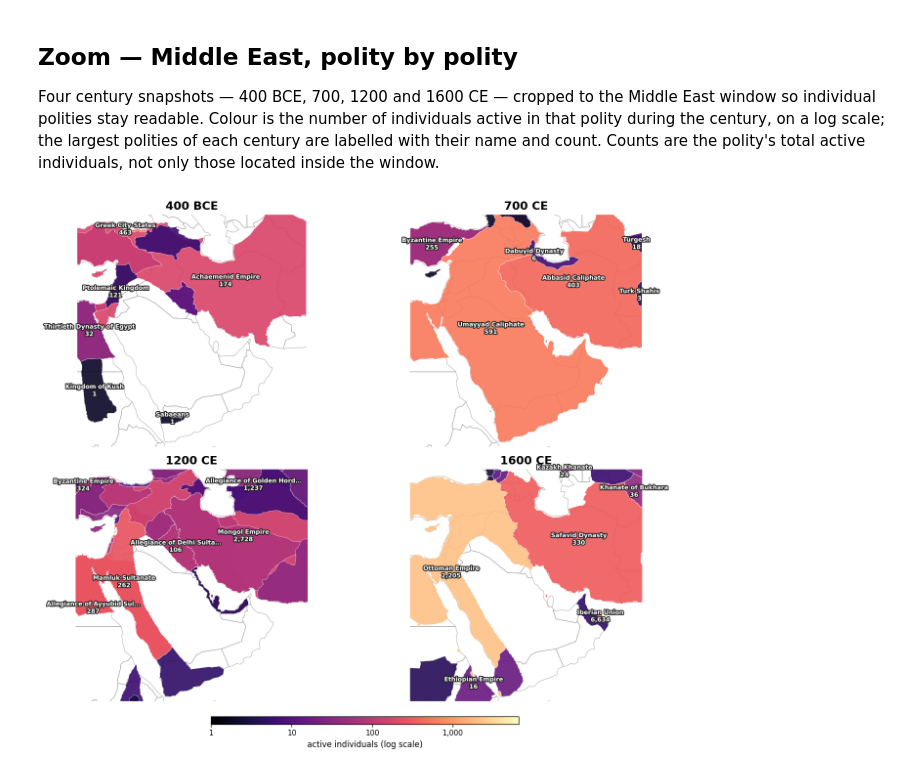
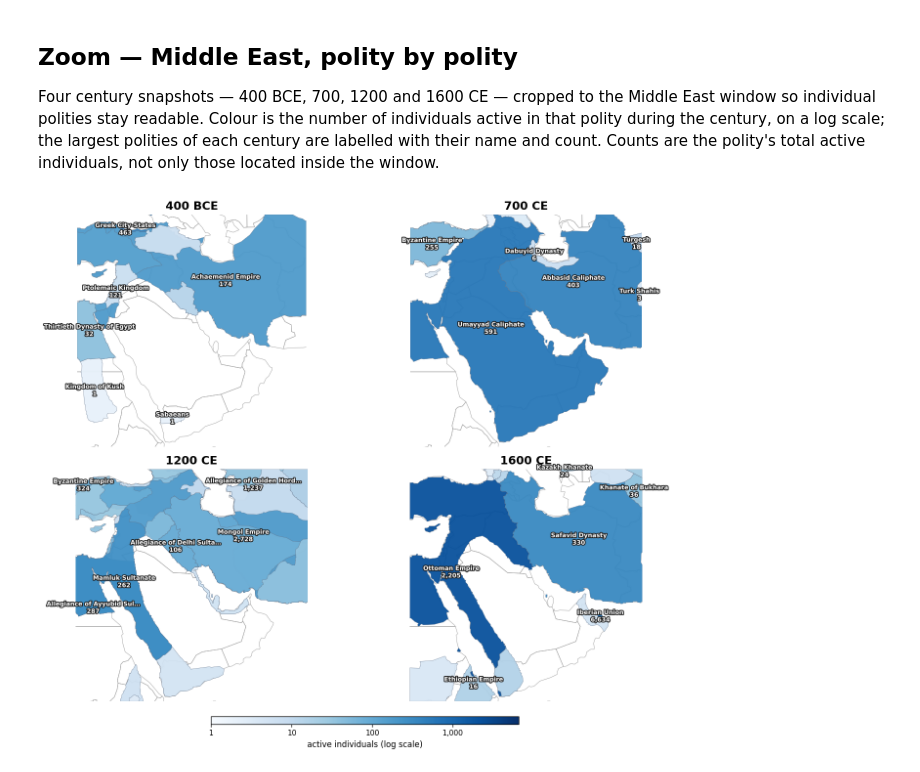
Before and after one commit to charlesdedampierre/cultura_database, a Jupyter notebook: notebooks/08_polities.ipynb, the cells around one changed output. Saved outputs shown, nothing was run; the diff lists cells and outputs as text; code cells hidden in the pictures.

```diff
--- a/notebooks/08_polities.ipynb
+++ b/notebooks/08_polities.ipynb
@@ -51,7 +51,8 @@ COLORS = {
 }
 
 CENTURY_SNAPSHOTS = [-400, 500, 1400, 1900]
-MIDDLE_EAST_BOUNDS = (30.0, 12.0, 65.0, 43.0)  # lon_min, lat_min, lon_max, lat_max
+MIDDLE_EAST_BOUNDS   = (30.0, 12.0, 65.0, 43.0)  # lon_min, lat_min, lon_max, lat_max
+MIDDLE_EAST_COLORMAP = 'Blues'                   # white (few) to blue (many)
 MAP_COLORMAP      = 'magma'
 
 plt.rcParams.update({
@@ -714,35 +715,35 @@ def render_middle_east_maps(counts_per_century, polygons_per_century, colorbar_l
         if frame is not None:
             frame = frame.assign(log_count=np.log10(frame['count'] + 1))
             frame.plot(
-                ax=ax, column='log_count', cmap=MAP_COLORMAP, norm=norm,
-                edgecolor='white', linewidth=0.35, alpha=0.92, zorder=2,
+                ax=ax, column='log_count', cmap=MIDDLE_EAST_COLORMAP, norm=norm,
+                edgecolor='#64748b', linewidth=0.35, alpha=0.95, zorder=2,
             )
             label_polities(ax, frame)
 
         ax.set_xlim(lon_min, lon_max); ax.set_ylim(lat_min, lat_max)
         ax.set_xticks([]); ax.set_yticks([])
         for spine in ax.spines.values():
             spine.set_visible(False)
 
         ax.set_title(f'{abs(century)} BCE' if century < 0 else f'{century} CE',
                      fontsize=14, fontweight='bold')
 
     fig.tight_layout(rect=[0, 0.07, 1, 1])
 
     cbar_ax = fig.add_axes([0.30, 0.045, 0.42, 0.014])
-    scalar_mappable = ScalarMappable(norm=norm, cmap=MAP_COLORMAP); scalar_mappable.set_array([])
+    scalar_mappable = ScalarMappable(norm=norm, cmap=MIDDLE_EAST_COLORMAP); scalar_mappable.set_array([])
     cbar = fig.colorbar(scalar_mappable, cax=cbar_ax, orientation='horizontal')
     ticks = list(range(int(np.floor(log_max)) + 1))
     cbar.set_ticks(ticks); cbar.set_ticklabels([f'{10 ** tick:,.0f}' for tick in ticks])
     cbar.set_label(colorbar_label, fontsize=10)
     cbar.ax.tick_params(labelsize=9)
 
     fig.savefig(POSTER_DIR / 'middle_east_polities.png', dpi=POSTER_DPI, bbox_inches='tight')
     plt.show()
 
 middle_east_counts   = {c: count_per_polity(c) for c in MIDDLE_EAST_CENTURIES}
 middle_east_polygons = {c: select_polygons(c)  for c in tqdm(MIDDLE_EAST_CENTURIES, desc='zoom polygons')}
 
 render_middle_east_maps(middle_east_counts, middle_east_polygons, 'active individuals (log scale)')
 # %% [output]
-[figure, old version]
+[figure, new version]
```
Also changed, not shown: parts of 2 cells of this notebook.
